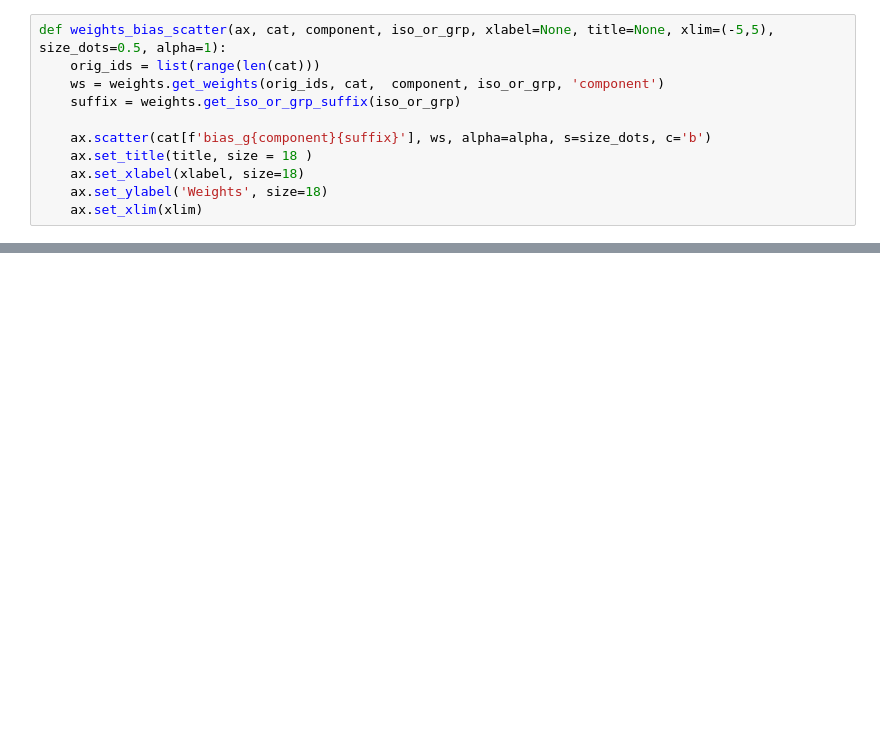
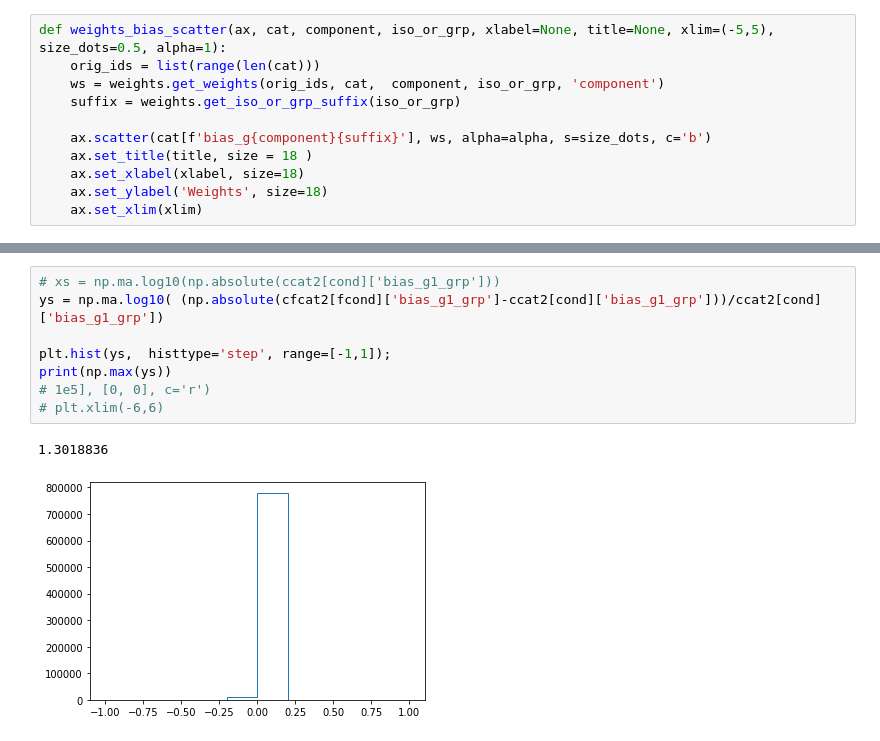
Before and after one commit to ismael-mendoza/wld_code, a Jupyter notebook: notebooks/reflect2.ipynb, the cells around one changed output, grey strips where cells are left out. Saved outputs shown, nothing was run; the diff lists cells and outputs as text; blank space fills up the shorter version.

```diff
--- a/notebooks/reflect2.ipynb
+++ b/notebooks/reflect2.ipynb
@@ -183,0 +198,11 @@ weights_bias_scatter(axes[3], fscat2, '1', 'grp', xlim=[-8,8], size_dots=3, alph
+# %%
+# xs = np.ma.log10(np.absolute(ccat2[cond]['bias_g1_grp']))
+ys = np.ma.log10( (np.absolute(cfcat2[fcond]['bias_g1_grp']-ccat2[cond]['bias_g1_grp']))/ccat2[cond]['bias_g1_grp'])
+
+plt.hist(ys,  histtype='step', range=[-1,1]);
+print(np.max(ys))
+# 1e5], [0, 0], c='r')
+# plt.xlim(-6,6)
+# %% [output]
+1.3018836
+[figure, added]
```
Also changed, not shown: parts of 32 cells of this notebook, 2 other files.
